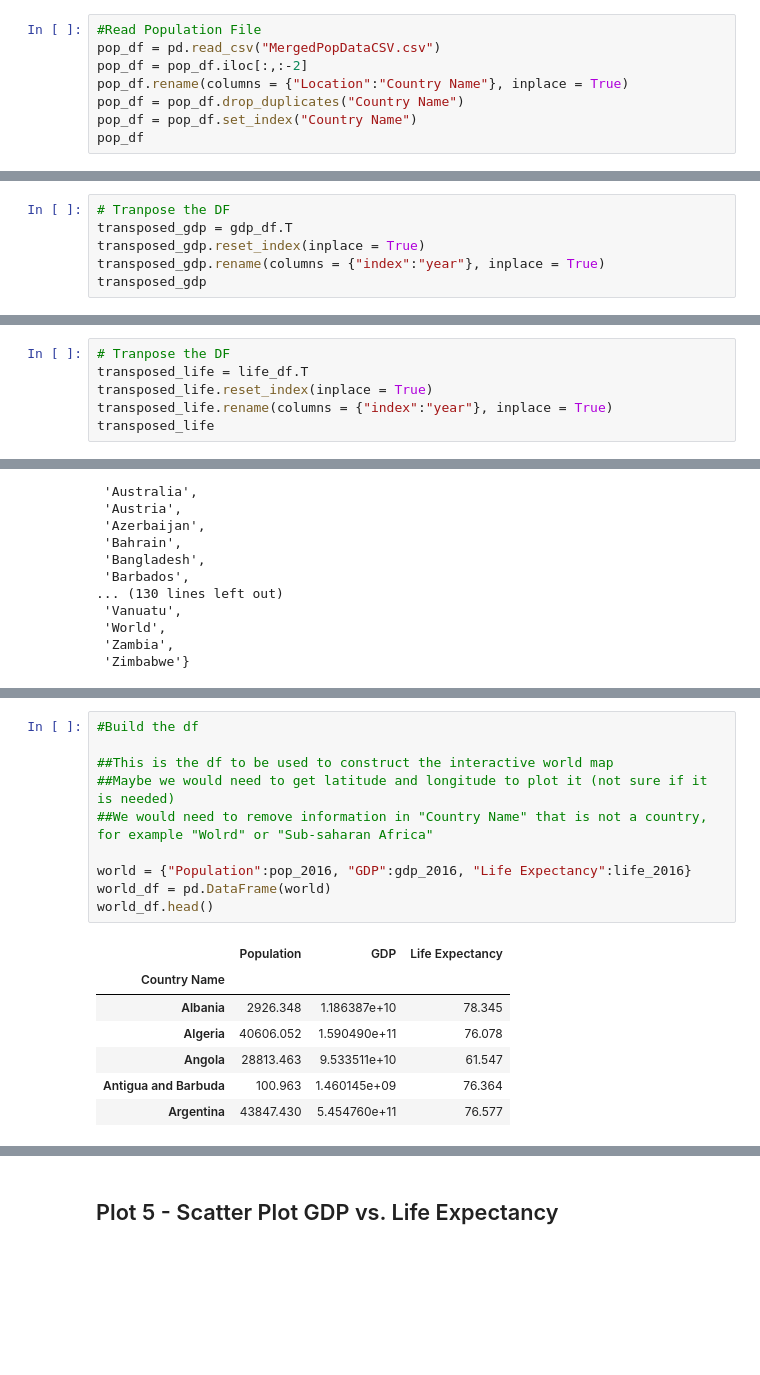
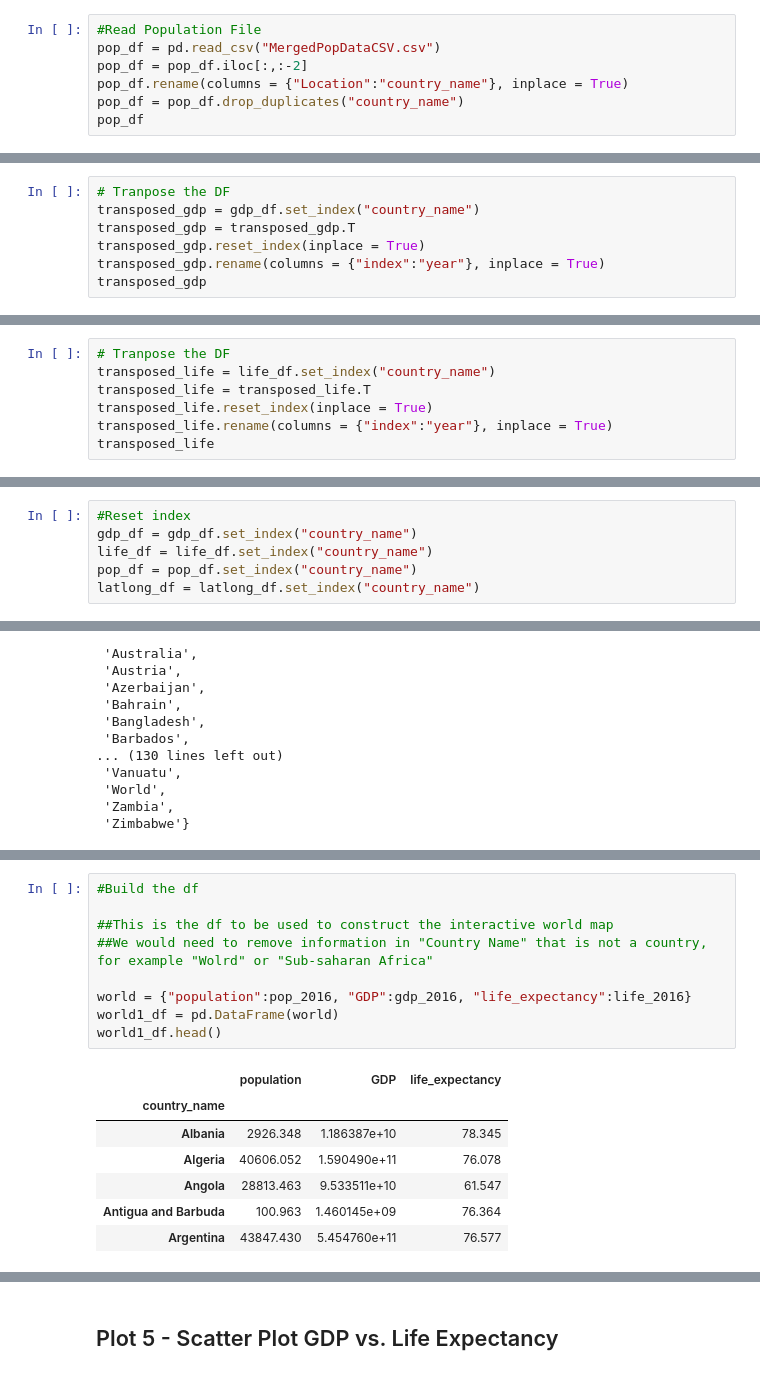
Before and after one commit to Lalcenat/Project_2, a Jupyter notebook: project2_final.ipynb, the cells around one changed output, grey strips where cells are left out. Saved outputs shown, nothing was run; the diff lists cells and outputs as text; blank space fills up the shorter version.

```diff
--- a/project2_final.ipynb
+++ b/project2_final.ipynb
@@ -43,8 +52,7 @@ life_df.head()
 #Read Population File
 pop_df = pd.read_csv("MergedPopDataCSV.csv")
 pop_df = pop_df.iloc[:,:-2]
-pop_df.rename(columns = {"Location":"Country Name"}, inplace = True)
-pop_df = pop_df.drop_duplicates("Country Name")
-pop_df = pop_df.set_index("Country Name")
+pop_df.rename(columns = {"Location":"country_name"}, inplace = True)
+pop_df = pop_df.drop_duplicates("country_name")
 pop_df
 # %% [output]
@@ -75,7 +150,8 @@ I will look at it later, it is a very simple code (we have it in the "project2"
 ## Plot 1 - GDP growth across sub-regions (Dropdown menu)
 # %%
 # Tranpose the DF
-transposed_gdp = gdp_df.T
+transposed_gdp = gdp_df.set_index("country_name")
+transposed_gdp = transposed_gdp.T
 transposed_gdp.reset_index(inplace = True)
 transposed_gdp.rename(columns = {"index":"year"}, inplace = True)
 transposed_gdp
@@ -196,7 +272,8 @@ plt.show()
 ## Plot 2 - Life Expectancy growth across sub-regions (Dropdown menu)
 # %%
 # Tranpose the DF
-transposed_life = life_df.T
+transposed_life = life_df.set_index("country_name")
+transposed_life = transposed_life.T
 transposed_life.reset_index(inplace = True)
 transposed_life.rename(columns = {"index":"year"}, inplace = True)
 transposed_life
@@ -319,6 +396,12 @@ plt.show()
 ## Could not move forward because sub-region information is not on the "Population" data
 # %% [markdown]
 We want to understand if population interferes in the amount of the GDP growth across sub-regions. In order to confirm our hypothesis, we will plot GDP Growth and GDP Growth per capta of each sub-region to graphically compare its growth.
+# %%
+#Reset index
+gdp_df = gdp_df.set_index("country_name")
+life_df = life_df.set_index("country_name")
+pop_df = pop_df.set_index("country_name")
+latlong_df = latlong_df.set_index("country_name")
 # %%
 #Matching countries list
 pop_ix = pop_df.index.tolist()
@@ -458,16 +541,15 @@ Name: 2016, dtype: float64
 # %%
 #Build the df
 
 ##This is the df to be used to construct the interactive world map
-##Maybe we would need to get latitude and longitude to plot it (not sure if it is needed)
 ##We would need to remove information in "Country Name" that is not a country, for example "Wolrd" or "Sub-saharan Africa"
 
-world = {"Population":pop_2016, "GDP":gdp_2016, "Life Expectancy":life_2016}
-world_df = pd.DataFrame(world)
-world_df.head()
+world = {"population":pop_2016, "GDP":gdp_2016, "life_expectancy":life_2016}
+world1_df = pd.DataFrame(world)
+world1_df.head()
 # %% [output]
-|  | Population | GDP | Life Expectancy |
-| Country Name |  |  |  |
+|  | population | GDP | life_expectancy |
+| country_name |  |  |  |
 | Albania | 2926.348 | 1.186387e+10 | 78.345 |
 | Algeria | 40606.052 | 1.590490e+11 | 76.078 |
 | Angola | 28813.463 | 9.533511e+10 | 61.547 |
```
Also changed, not shown: parts of 35 cells of this notebook, 6 other files.
